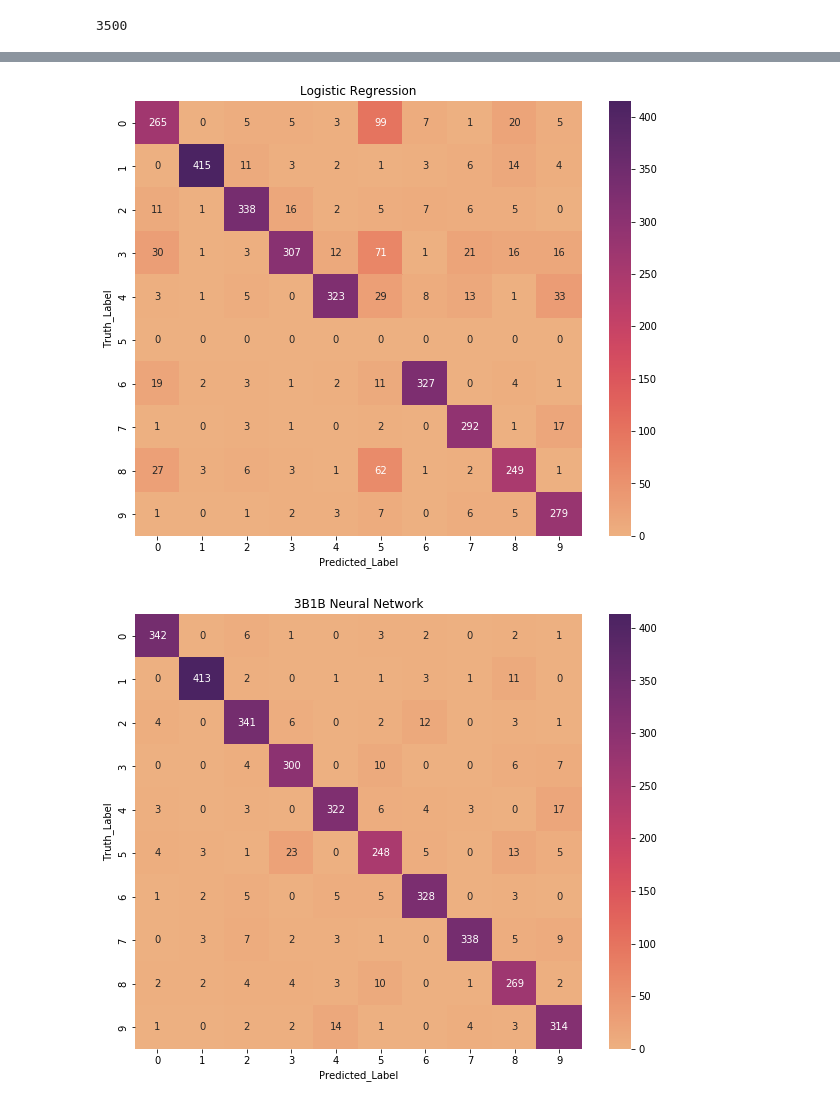
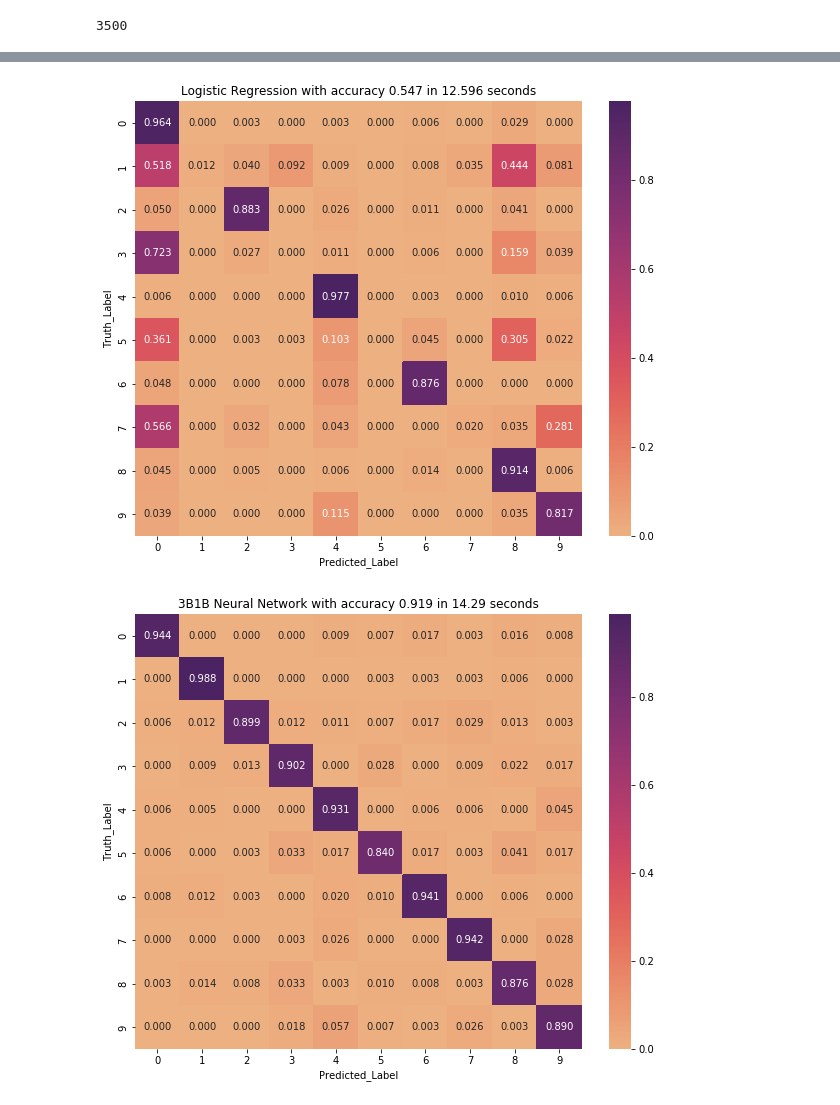
Before and after one commit to dsgiitr/Lecture-Assignments-Y22, a Jupyter notebook: DL/DL-1/abhay-kumar.ipynb, the cells around one changed output, grey strips where cells are left out. Saved outputs shown, nothing was run; the diff lists cells and outputs as text; code cells hidden in the pictures.

```diff
--- a/DL/DL-1/abhay-kumar.ipynb
+++ b/DL/DL-1/abhay-kumar.ipynb
@@ -143,14 +162,17 @@ test_loader = data_utils.DataLoader(dataset = test_tensor, batch_size = X_test.s
 model_LogReg = LogisticRegression(input_size=input_size, output_size=output_size).to(device)
 model_3B1B = NN1(input_size=input_size, output_size=output_size, hidden_1 = 16, hidden_2 = 16).to(device)
 model_100_50 = NN1(input_size=input_size, output_size=output_size, hidden_1 = 100, hidden_2 = 50).to(device)
+model_512_256_64 = NN2(input_size=input_size, output_size=output_size, hidden_1 = 512, hidden_2 = 256, hidden_3 = 64).to(device)
 # %%
 optimizer_LogReg = optim.Adam(model_LogReg.parameters(), lr = learning_rate)
 optimizer_3B1B   = optim.Adam(model_3B1B.parameters(), lr = learning_rate)
 optimizer_100_50 = optim.Adam(model_100_50.parameters(), lr = learning_rate)
+optimizer_512_256_64 = optim.Adam(model_512_256_64.parameters(), lr = learning_rate)
 # %%
 models = [('Logistic Regression', model_LogReg, optimizer_LogReg),
           ('3B1B Neural Network', model_3B1B, optimizer_3B1B),
-          ('100,50 Width Neural Network', model_100_50, optimizer_100_50)]
+          ('100,50 Width Neural Network', model_100_50, optimizer_100_50),
+          ('512,256,64 Width Neural Network', model_512_256_64, optimizer_512_256_64)]
 # %%
 criterion = nn.CrossEntropyLoss()
 # %%
@@ -186,13 +208,18 @@ Y_TEST_PRED = []
 # %%
 for model_name, model, optimizer in models:
 
+    start_time = time.perf_counter()
+    tot_time = 0
     for epoch in range(num_epochs):
 
+        tot_time += time.perf_counter()
         if (epoch%2 == 0):
+
 
             train_acc = check_accuracy(train_loader, model)
             cv_acc = check_accuracy(cv_loader, model)
             print(f'Model:{model_name} ',f' Epoch:{epoch} ',f' Training Accuracy:{train_acc:.2f} ',f' Cross Validation Accuracy:{cv_acc:.2f}')
+        tot_time -= time.perf_counter()
 
         for batch_index, (pixels, labels) in enumerate(train_loader):
 
@@ -213,6 +240,8 @@ for model_name, model, optimizer in models:
             #gradient descent
             optimizer.step()
 
+    tot_time += time.perf_counter() - start_time
+
     for X,y in test_loader:
         X = X.to(device = device)
         y = y.to(device = device)
@@ -221,6 +250,7 @@ for model_name, model, optimizer in models:
         y_test_pred = y_test_pred.detach().numpy()
     predict_class = np.argmax(y_test_pred, axis=1)
     predict_class = predict_class.tolist()
-    Y_TEST_PRED.append((model_name, predict_class))
+
+    Y_TEST_PRED.append((model_name, predict_class, tot_time))
     print()
 # %% [output]
@@ -248,16 +278,25 @@ y_test_true = y_test_true.tolist()
 # %%
 from sklearn import metrics
 from sklearn.metrics import accuracy_score
 
-for (model_name,y_test_pred) in Y_TEST_PRED:
+for (model_name, y_test_pred, ttime) in Y_TEST_PRED:
 
-    confusion_matrix = metrics.confusion_matrix(y_test_pred, y_test_true)
+    confusion_matrix = metrics.confusion_matrix(y_test_true, y_test_pred)
+    confusion_matrix = confusion_matrix.astype('float') / confusion_matrix.sum(axis=1)
+
+    acc = sum(1 for x,y in zip(y_test_true, y_test_pred) if x == y) / float(len(y_test_true))
+    acc = round(acc,3)
+    ttime = round(ttime,3)
+
     plt.figure(figsize = (10,8))
-    sns.heatmap(confusion_matrix, annot=True, cmap= 'flare',  fmt='d', cbar=True)
+    sns.heatmap(confusion_matrix, annot=True, cmap= 'flare',fmt='.3f' , cbar=True)
     plt.xlabel('Predicted_Label')
     plt.ylabel('Truth_Label')
-    plt.title(model_name)
+
+    title = model_name + " with accuracy " + str(acc) + " in " + str(ttime) + " seconds"
+    plt.title(title)
+
     plt.show()
 # %% [output]
-[figure, old version]
+[figure, new version]
-[figure, old version]
+[figure, new version]
```
Also changed, not shown: parts of 4 cells of this notebook, 9 other files.
